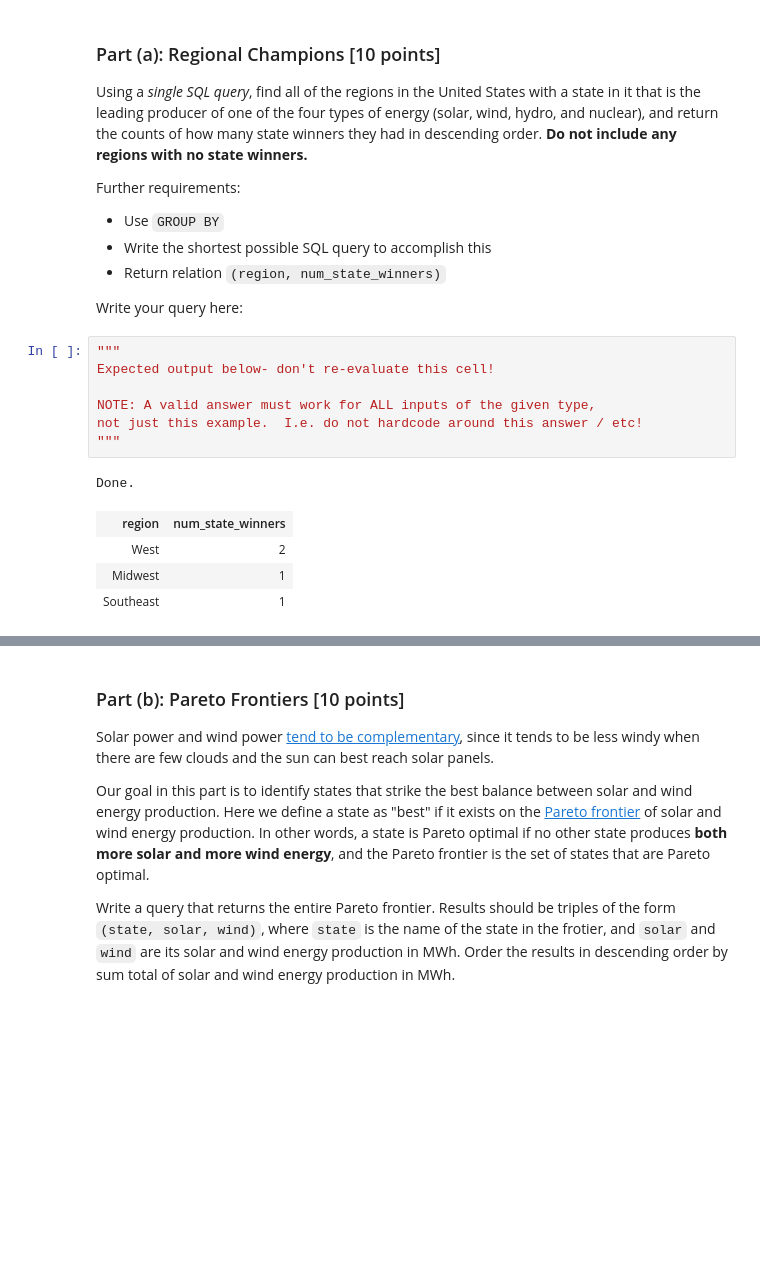
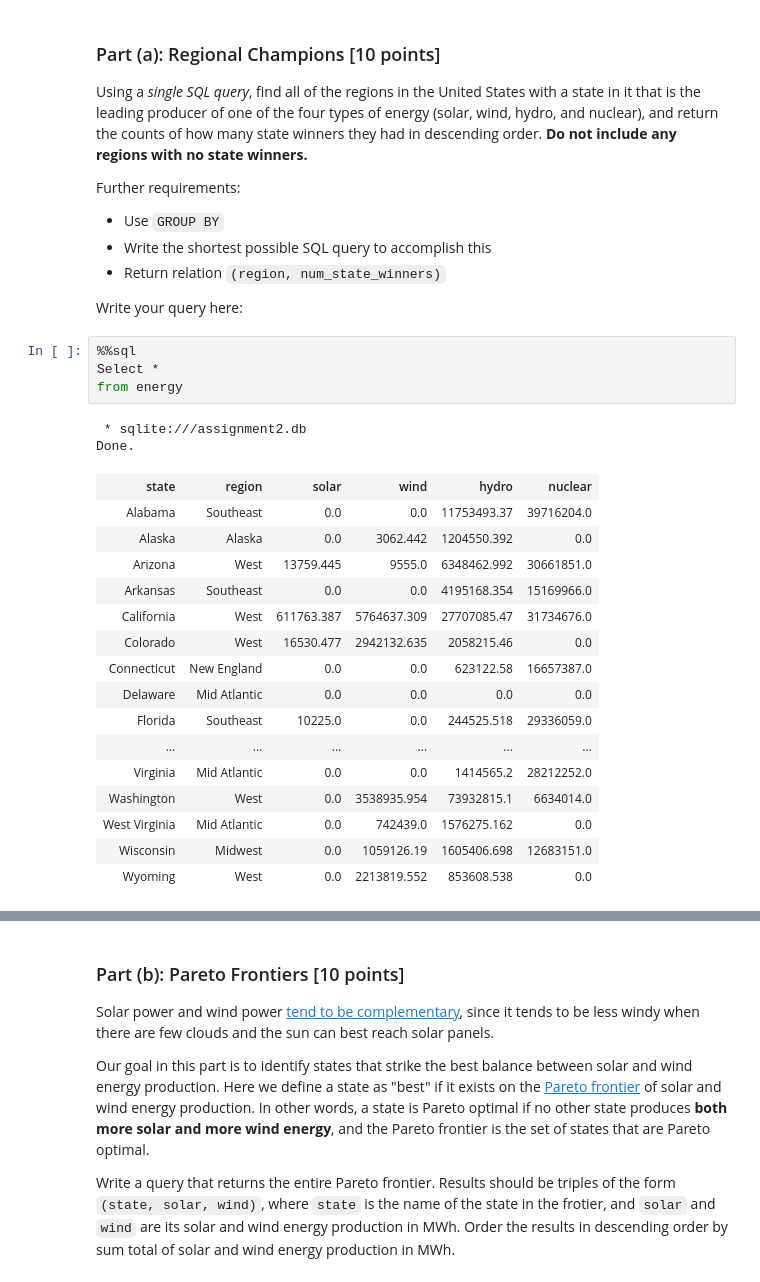
Before and after one commit to dyyfk/cs639_spring19, a Jupyter notebook: assignments/assignment2/assignment2.ipynb, the cells around one changed output, grey strips where cells are left out. Saved outputs shown, nothing was run; the diff lists cells and outputs as text; blank space fills up the shorter version.

```diff
--- a/assignments/assignment2/assignment2.ipynb
+++ b/assignments/assignment2/assignment2.ipynb
@@ -318,16 +318,26 @@ Further requirements:
 * Return relation `(region, num_state_winners)`
 
 Write your query here:
-# %%
-"""
-Expected output below- don't re-evaluate this cell!
-
-NOTE: A valid answer must work for ALL inputs of the given type,
-not just this example.  I.e. do not hardcode around this answer / etc!
-"""
-# %% [output]
-Done.
-| region | num_state_winners |
-| West | 2 |
-| Midwest | 1 |
-| Southeast | 1 |
+# %%
+%%sql
+Select *
+from energy
+# %% [output]
+ * sqlite:///assignment2.db
+Done.
+| state | region | solar | wind | hydro | nuclear |
+| Alabama | Southeast | 0.0 | 0.0 | 11753493.37 | 39716204.0 |
+| Alaska | Alaska | 0.0 | 3062.442 | 1204550.392 | 0.0 |
+| Arizona | West | 13759.445 | 9555.0 | 6348462.992 | 30661851.0 |
+| Arkansas | Southeast | 0.0 | 0.0 | 4195168.354 | 15169966.0 |
+| California | West | 611763.387 | 5764637.309 | 27707085.47 | 31734676.0 |
+| Colorado | West | 16530.477 | 2942132.635 | 2058215.46 | 0.0 |
+| Connecticut | New England | 0.0 | 0.0 | 623122.58 | 16657387.0 |
+| Delaware | Mid Atlantic | 0.0 | 0.0 | 0.0 | 0.0 |
+| Florida | Southeast | 10225.0 | 0.0 | 244525.518 | 29336059.0 |
+| ... | ... | ... | ... | ... | ... |
+| Virginia | Mid Atlantic | 0.0 | 0.0 | 1414565.2 | 28212252.0 |
+| Washington | West | 0.0 | 3538935.954 | 73932815.1 | 6634014.0 |
+| West Virginia | Mid Atlantic | 0.0 | 742439.0 | 1576275.162 | 0.0 |
+| Wisconsin | Midwest | 0.0 | 1059126.19 | 1605406.698 | 12683151.0 |
+| Wyoming | West | 0.0 | 2213819.552 | 853608.538 | 0.0 |
```
Also changed, not shown: parts of 11 cells of this notebook, 1 other file.
